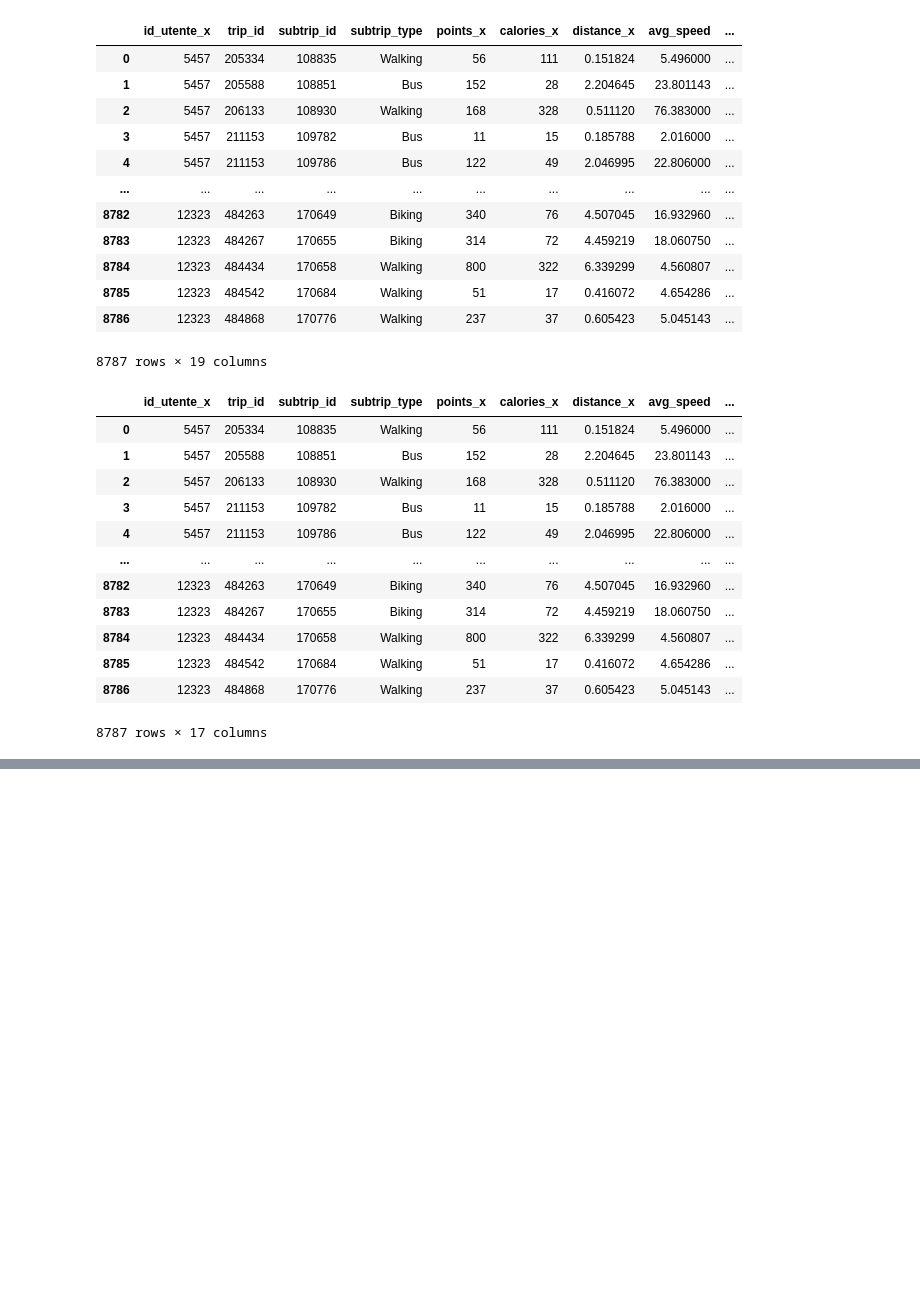
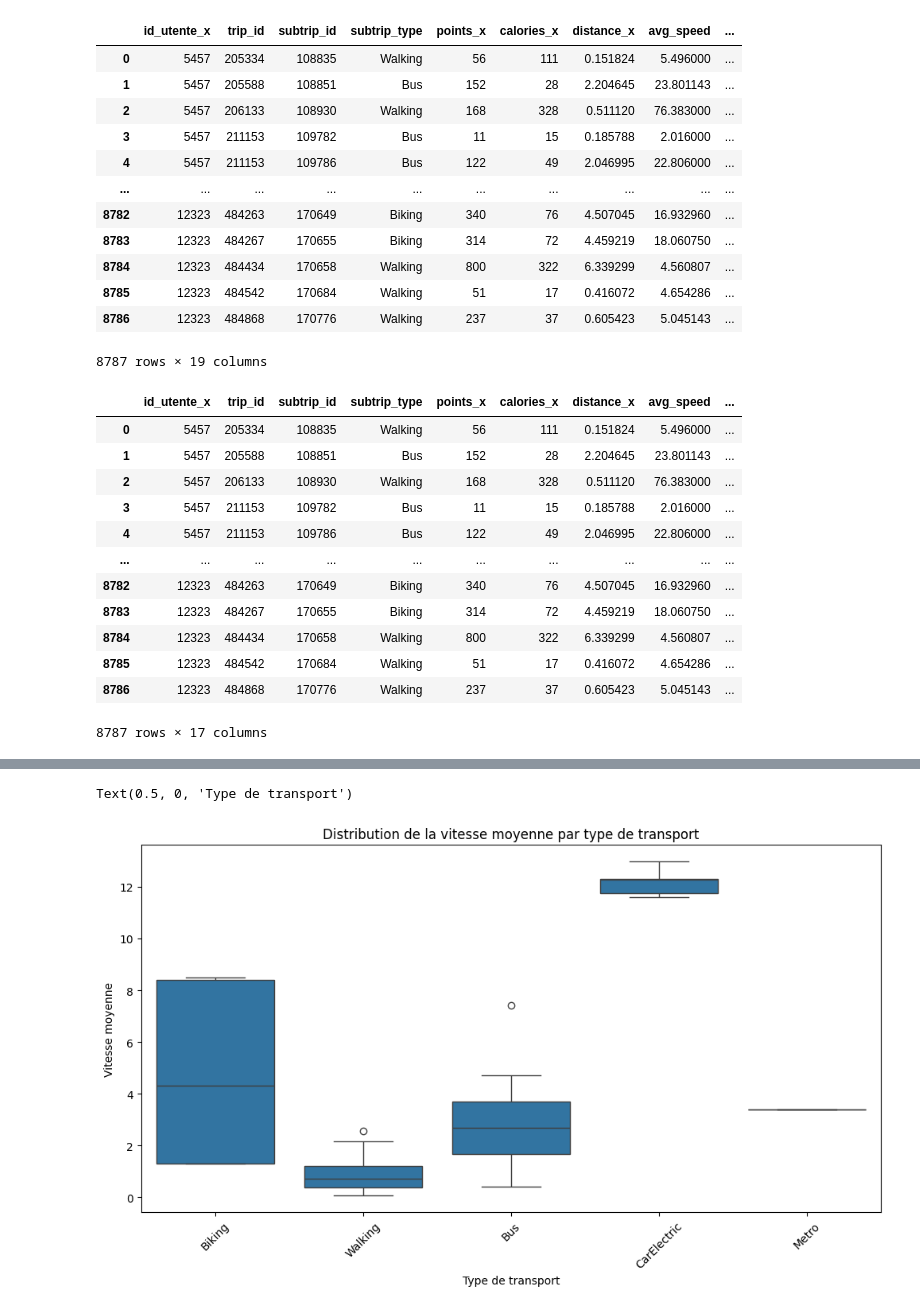
Before and after one commit to houriasayah/Cyclers, a Jupyter notebook: Codes/traitement.ipynb, the cells around one changed output, grey strips where cells are left out. Drawn from its saved outputs; the diff is of its cells as text; code cells hidden in the pictures; blank space fills up the shorter version.

```diff
--- a/Codes/traitement.ipynb
+++ b/Codes/traitement.ipynb
@@ -129,0 +310,10 @@ gpspoints.to_csv("subtrip_gpspoints.csv",sep = ";")
+# %%
+#meme idée que la cellule orécédente, on cherche a voir les outlier mais pour les doonplt.figure(figsize=(12, 6))
+sns.boxplot(x='subtrip_type', y='distance_x', data=trip_subtrip_mtp)
+plt.title('Distribution de la vitesse moyenne par type de transport')
+plt.xticks(rotation=45)
+plt.ylabel('Vitesse moyenne')
+plt.xlabel('Type de transport')
+# %% [output]
+Text(0.5, 0, 'Type de transport')
+[figure, added]
```
Also changed, not shown: parts of 35 cells of this notebook, 3 other files.
